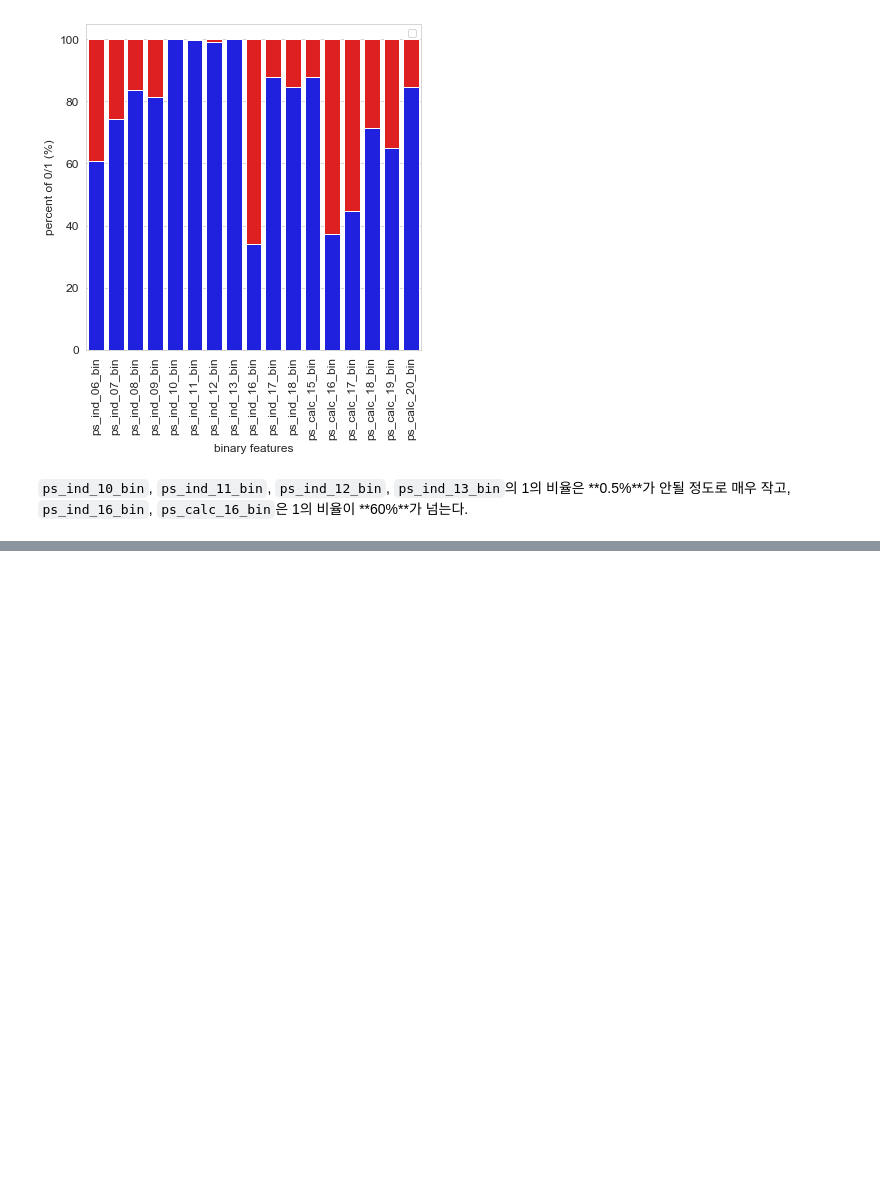
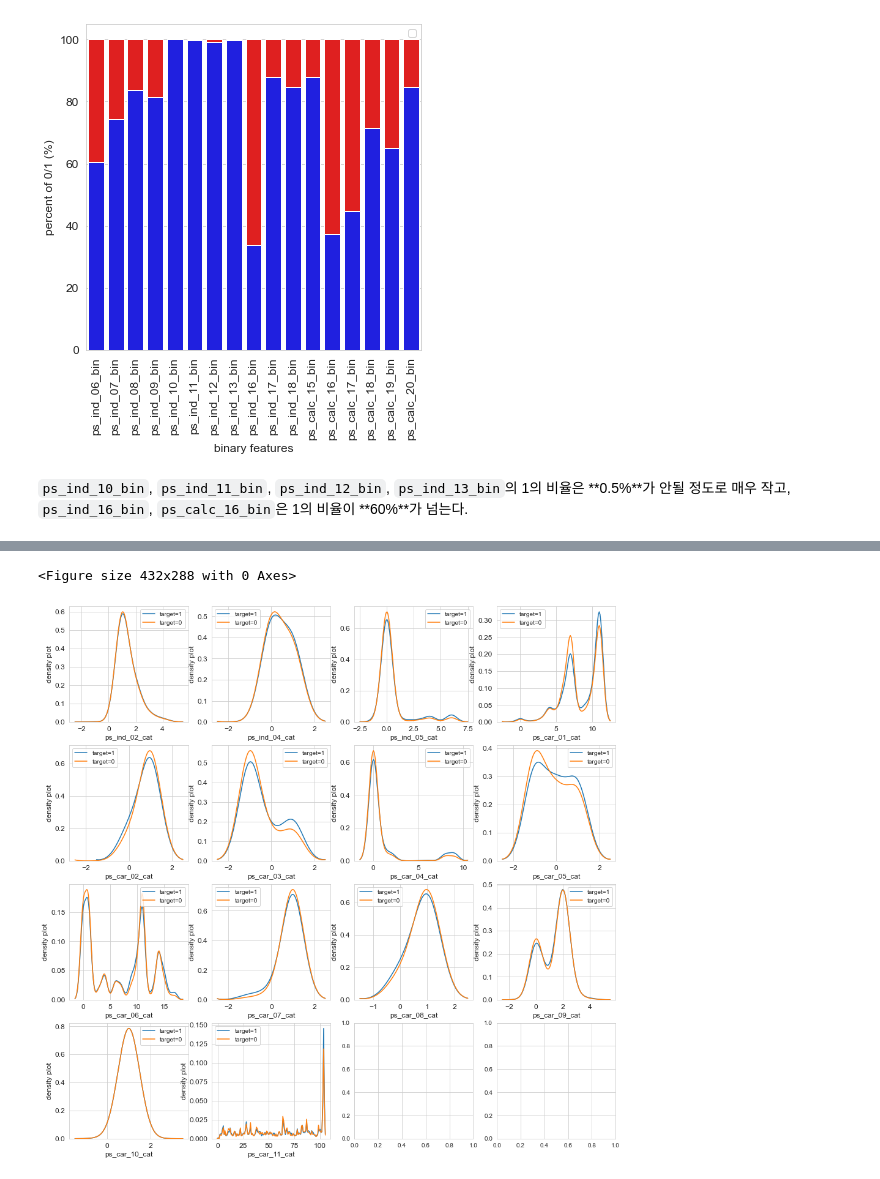
Before and after one commit to CoodingPenguin/kaggle-newbie, a Jupyter notebook: 2_porto_seguro/2_porto_seguro_gpreda/2_porto_seguro_gpreda_2020-08-15.ipynb, the cells around one changed output, grey strips where cells are left out. Saved outputs shown, nothing was run; the diff lists cells and outputs as text; code cells hidden in the pictures; blank space fills up the shorter version.

```diff
--- a/2_porto_seguro/2_porto_seguro_gpreda/2_porto_seguro_gpreda_2020-08-15.ipynb
+++ b/2_porto_seguro/2_porto_seguro_gpreda/2_porto_seguro_gpreda_2020-08-15.ipynb
@@ -372,0 +435,22 @@ plt.show()
+# %%
+# 분포 표현 방법 2. kdeplot
+t1 = trainset.loc[trainset['target'] == 1]
+t0 = trainset.loc[trainset['target'] == 0]
+
+sns.set_style('whitegrid')
+plt.figure()
+fig, ax = plt.subplots(4, 4, figsize=(16, 16))
+
+for i, feature in enumerate(var):
+    plt.subplot(4, 4, i+1)
+    sns.kdeplot(t1[feature], bw=0.5, label='target=1')
+    sns.kdeplot(t0[feature], bw=0.5, label='target=0')
+    plt.ylabel('density plot', fontsize=12)
+    plt.xlabel(feature, fontsize=12)
+    locs, labels = plt.xticks()
+    plt.tick_params(axis='both', which='major', labelsize=12)
+
+plt.show()
+# %% [output]
+<Figure size 432x288 with 0 Axes>
+[figure, added]
```
Also changed, not shown: parts of 60 cells of this notebook.
